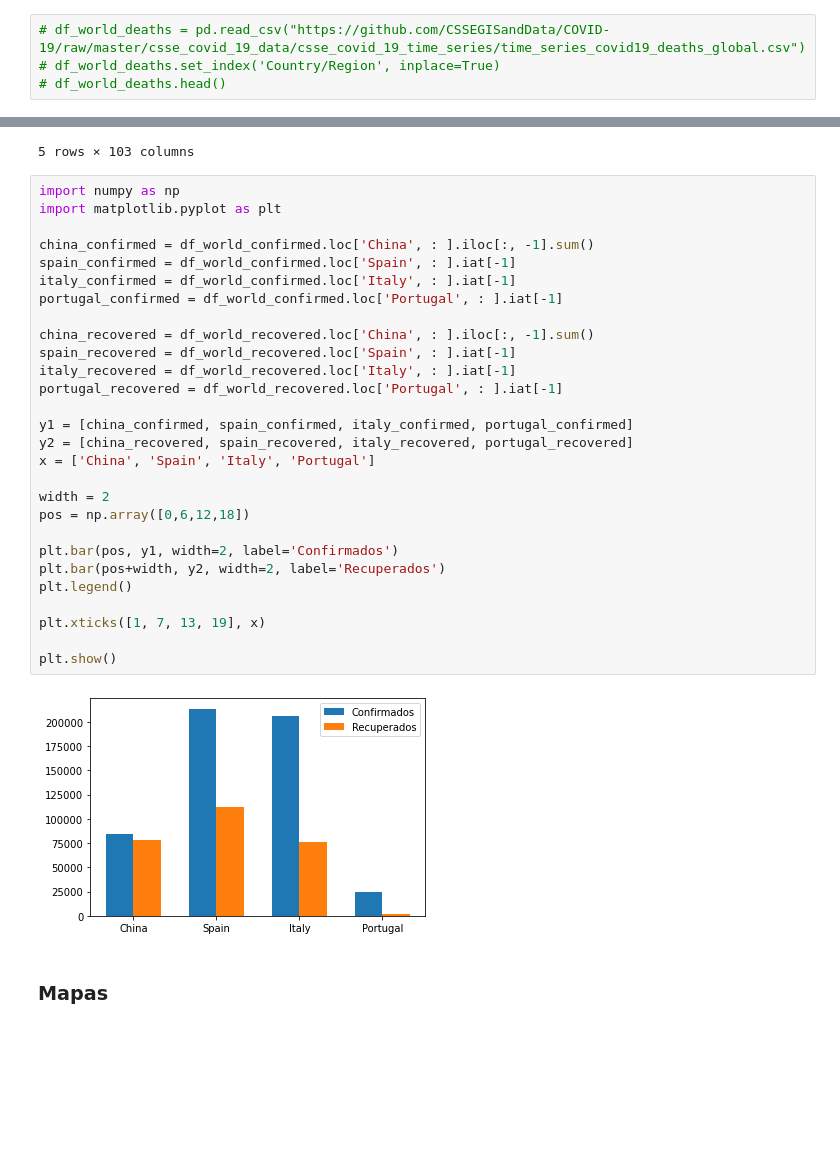
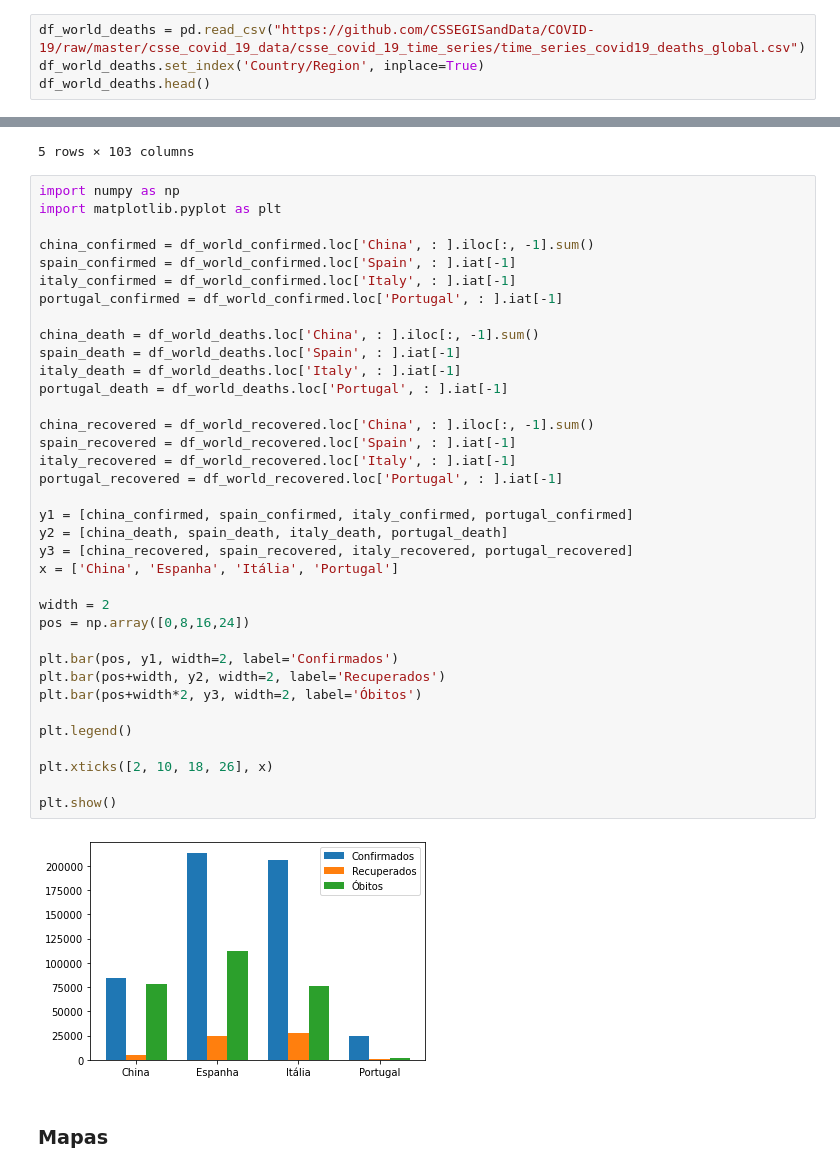
Before and after one commit to andretiagogr/TA-cartografia-COVID-19, a Jupyter notebook: jupyter com Pandas e QGIS.ipynb, the cells around one changed output, grey strips where cells are left out. Cells and saved outputs as stored; diff of their text form; blank space fills up the shorter version.

```diff
--- a/jupyter com Pandas e QGIS.ipynb
+++ b/jupyter com Pandas e QGIS.ipynb
@@ -251,6 +261,6 @@ df_world_confirmed.head()
 | Angola | NaN | -11.2027 | 17.8739 | 0 | 0 | 0 | 0 | 0 | 0 | ... |
 5 rows × 103 columns
 # %%
-# df_world_deaths = pd.read_csv("https://github.com/CSSEGISandData/COVID-19/raw/master/csse_covid_19_data/csse_covid_19_time_series/time_series_covid19_deaths_global.csv")
-# df_world_deaths.set_index('Country/Region', inplace=True)
-# df_world_deaths.head()
+df_world_deaths = pd.read_csv("https://github.com/CSSEGISandData/COVID-19/raw/master/csse_covid_19_data/csse_covid_19_time_series/time_series_covid19_deaths_global.csv")
+df_world_deaths.set_index('Country/Region', inplace=True)
+df_world_deaths.head()
@@ -270,32 +289,40 @@ df_world_recovered.head()
 # %%
 import numpy as np
 import matplotlib.pyplot as plt
 
 china_confirmed = df_world_confirmed.loc['China', : ].iloc[:, -1].sum()
 spain_confirmed = df_world_confirmed.loc['Spain', : ].iat[-1]
 italy_confirmed = df_world_confirmed.loc['Italy', : ].iat[-1]
 portugal_confirmed = df_world_confirmed.loc['Portugal', : ].iat[-1]
 
+china_death = df_world_deaths.loc['China', : ].iloc[:, -1].sum()
+spain_death = df_world_deaths.loc['Spain', : ].iat[-1]
+italy_death = df_world_deaths.loc['Italy', : ].iat[-1]
+portugal_death = df_world_deaths.loc['Portugal', : ].iat[-1]
+
 china_recovered = df_world_recovered.loc['China', : ].iloc[:, -1].sum()
 spain_recovered = df_world_recovered.loc['Spain', : ].iat[-1]
 italy_recovered = df_world_recovered.loc['Italy', : ].iat[-1]
 portugal_recovered = df_world_recovered.loc['Portugal', : ].iat[-1]
 
 y1 = [china_confirmed, spain_confirmed, italy_confirmed, portugal_confirmed]
-y2 = [china_recovered, spain_recovered, italy_recovered, portugal_recovered]
-x = ['China', 'Spain', 'Italy', 'Portugal']
+y2 = [china_death, spain_death, italy_death, portugal_death]
+y3 = [china_recovered, spain_recovered, italy_recovered, portugal_recovered]
+x = ['China', 'Espanha', 'Itália', 'Portugal']
 
 width = 2
-pos = np.array([0,6,12,18])
+pos = np.array([0,8,16,24])
 
 plt.bar(pos, y1, width=2, label='Confirmados')
 plt.bar(pos+width, y2, width=2, label='Recuperados')
+plt.bar(pos+width*2, y3, width=2, label='Óbitos')
+
 plt.legend()
 
-plt.xticks([1, 7, 13, 19], x)
+plt.xticks([2, 10, 18, 26], x)
 
 plt.show()
 # %% [output]
-[figure, old version]
+[figure, new version]
 # %% [markdown]
 ### Mapas
```
Also changed, not shown: parts of 27 cells of this notebook, 1 other file.
